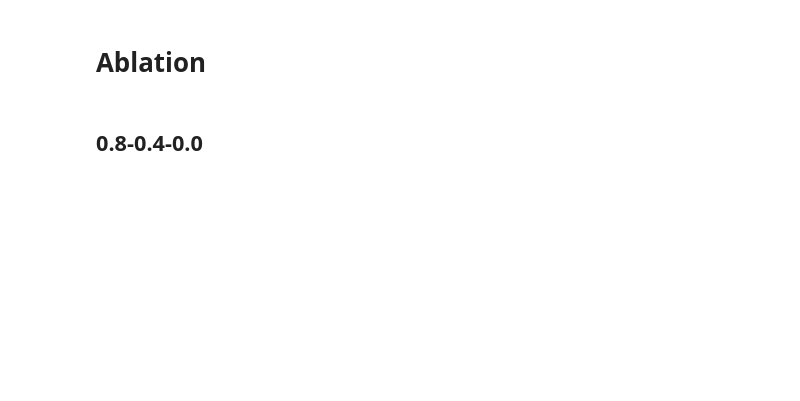
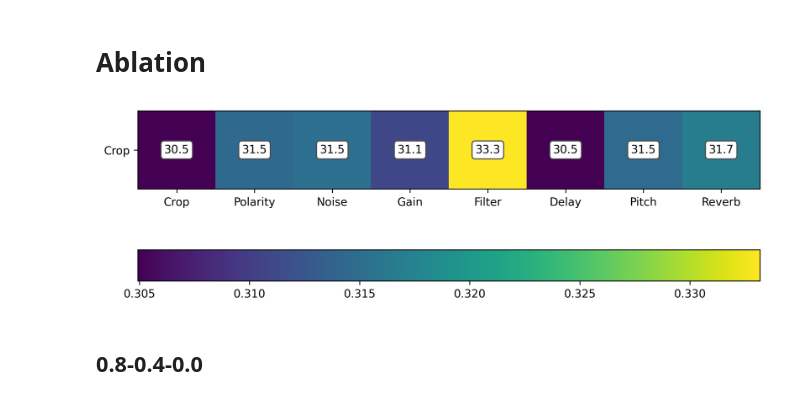
Before and after one commit to Spijkervet/CLMR, a Jupyter notebook: notebooks/paper figures.ipynb, the cells around one changed output. Cells and saved outputs as stored; diff of their text form; code cells hidden in the pictures; blank space fills up the shorter version.

```diff
--- a/notebooks/paper figures.ipynb
+++ b/notebooks/paper figures.ipynb
@@ -88,34 +90,36 @@ plt.show()
 # %%
 import matplotlib.pyplot as plt
 import numpy as np
 
 # transforms_polarity, transforms_noise, transforms_gain, transforms_filters, transforms_delay, transforms_pitch
 data = [
-    [0.3049333103, 0.3145877378, 0.3152903961, 0.311, 0.3331828125, 0.3049802684, 0.3148446014],
+    [0.3049333103, 0.3145877378, 0.3152903961, 0.311, 0.3331828125, 0.3049802684, 0.3148446014, 0.3169568994],
 ]
 
 fig, ax = plt.subplots(dpi=300, figsize=[10,10])
 # Using matshow here just because it sets the ticks up nicely. imshow is faster.
 im = ax.matshow(data)
 
 for (i, j), z in np.ndenumerate(data):
     if z:
         z = '{:0.1f}'.format(z*100)
     else:
         z = "-"
     ax.text(j, i, z, ha='center', va='center',
             bbox=dict(boxstyle='round', facecolor='white', edgecolor='0.3'))
 
-header = ["Crop", "Polarity", "Noise", "Gain", "Filter", "Delay", "Pitch"]
-ax.set_xticks(np.arange(7))
+header = ["Crop", "Polarity", "Noise", "Gain", "Filter", "Delay", "Pitch", "Reverb"]
+ax.set_xticks(np.arange(len(data[0])))
 ax.set_yticks(np.arange(1))
 ax.xaxis.tick_bottom()
 ax.set_xticklabels(header, rotation=0)
 ax.set_yticklabels([header[0]], rotation=0)
 
 fig.colorbar(im, orientation="horizontal", pad=0.1)
 plt.savefig("../media/transformation_study.png")
 plt.show()
+# %% [output]
+[figure, added]
 # %% [markdown]
 ## 0.8-0.4-0.0
 # %%
```
Also changed, not shown: parts of 11 cells of this notebook, 6 other files.
